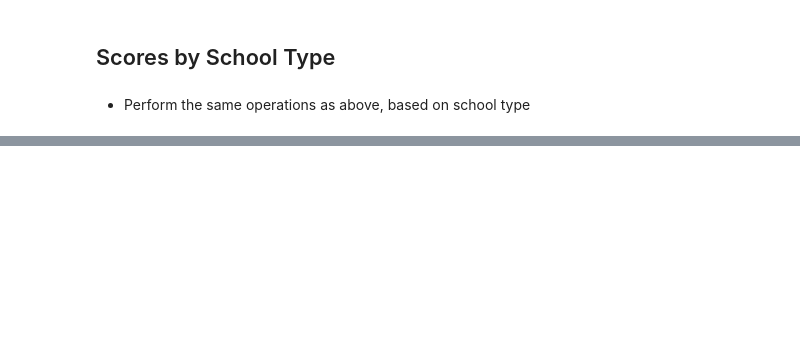
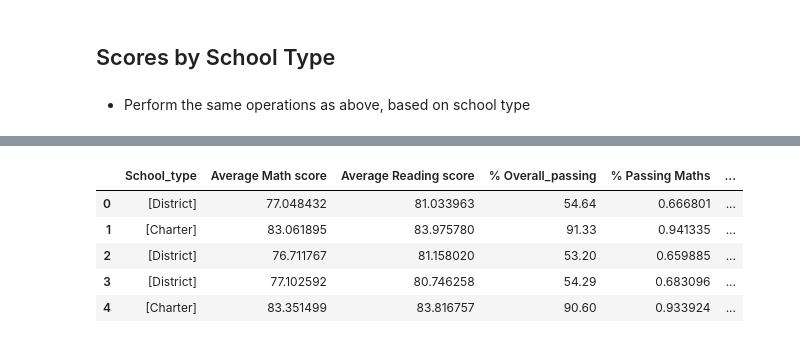
Before and after one commit to TracieDiepBautista/Pandas_Projects, a Jupyter notebook: PyCitySchools/PyCitySchools_starter.ipynb, the cells around one changed output, grey strips where cells are left out. Cells and saved outputs as stored; diff of their text form; code cells hidden in the pictures; blank space fills up the shorter version.

```diff
--- a/PyCitySchools/PyCitySchools_starter.ipynb
+++ b/PyCitySchools/PyCitySchools_starter.ipynb
@@ -808,0 +830,11 @@ See the caveats in the documentation: https://pandas.pydata.org/pandas-docs/stab
+# %%
+Type_df = score_size.loc[:,["School_type", "Average Math score", "Average Reading score","% Overall_passing",
+                            "% Passing Maths","% Passing Reading"]]
+Type_df.head()
+# %% [output]
+|  | School_type | Average Math score | Average Reading score | % Overall_passing | % Passing Maths | ... |
+| 0 | [District] | 77.048432 | 81.033963 | 54.64 | 0.666801 | ... |
+| 1 | [Charter] | 83.061895 | 83.975780 | 91.33 | 0.941335 | ... |
+| 2 | [District] | 76.711767 | 81.158020 | 53.20 | 0.659885 | ... |
+| 3 | [District] | 77.102592 | 80.746258 | 54.29 | 0.683096 | ... |
+| 4 | [Charter] | 83.351499 | 83.816757 | 90.60 | 0.933924 | ... |
```
Also changed, not shown: parts of 10 cells of this notebook.
